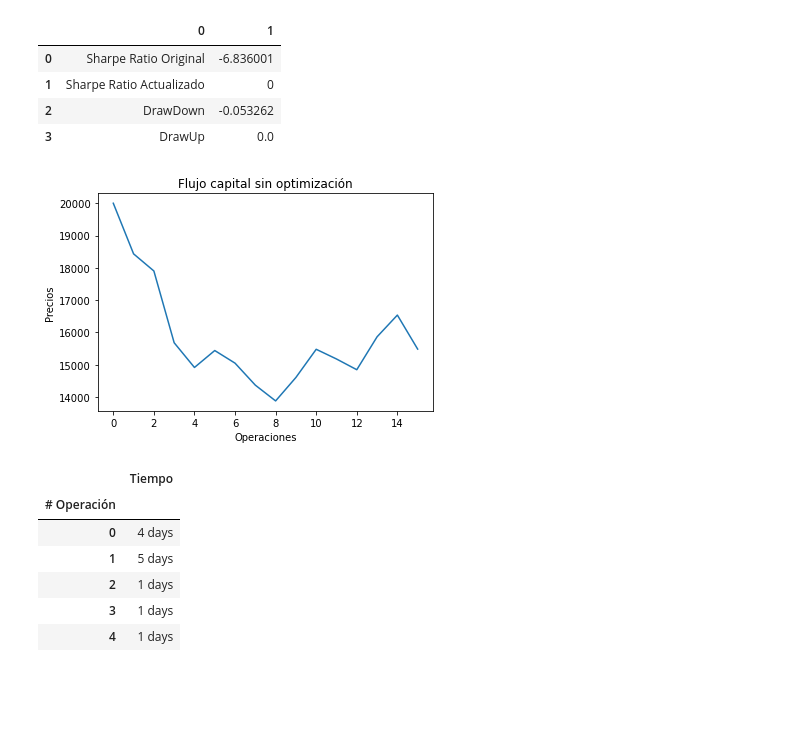
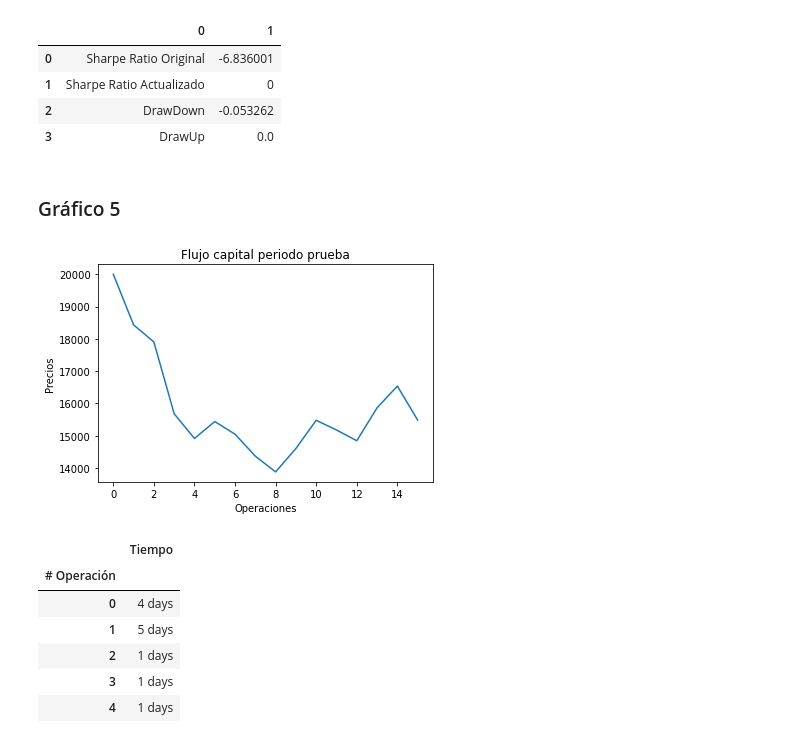
Before and after one commit to LuisCarlosAlvarado/myst_lab2_lcag, a Jupyter notebook: notebook.ipynb, the cells around one changed output. Drawn from its saved outputs; the diff is of its cells as text; code cells hidden in the pictures; blank space fills up the shorter version.

```diff
--- a/notebook.ipynb
+++ b/notebook.ipynb
@@ -317,14 +319,16 @@ operaciones_test= proceso_test[2]
 rend_operacion_test = proceso_test[3]
 rendimiento_test = proceso_test[4]
 flujo_test = proceso_test[5]
+# %% [markdown]
+### Gráfico 5
 # %%
 plt.plot(flujo_test)
-plt.title("Flujo capital sin optimización")
+plt.title("Flujo capital periodo prueba")
 plt.xlabel("Operaciones")
 plt.ylabel("Precios")
 plt.show()
 # %% [output]
-[figure, old version]
+[figure, new version]
 # %%
 columnas_tiempos = fn.columnas_tiempos(rend_individual = rend_operacion_test, operaciones=operaciones_test, \
                     take_profit = so.parametros[2], stop_loss = so.parametros[3])
```
Also changed, not shown: parts of 3 cells of this notebook, 1 other file.
